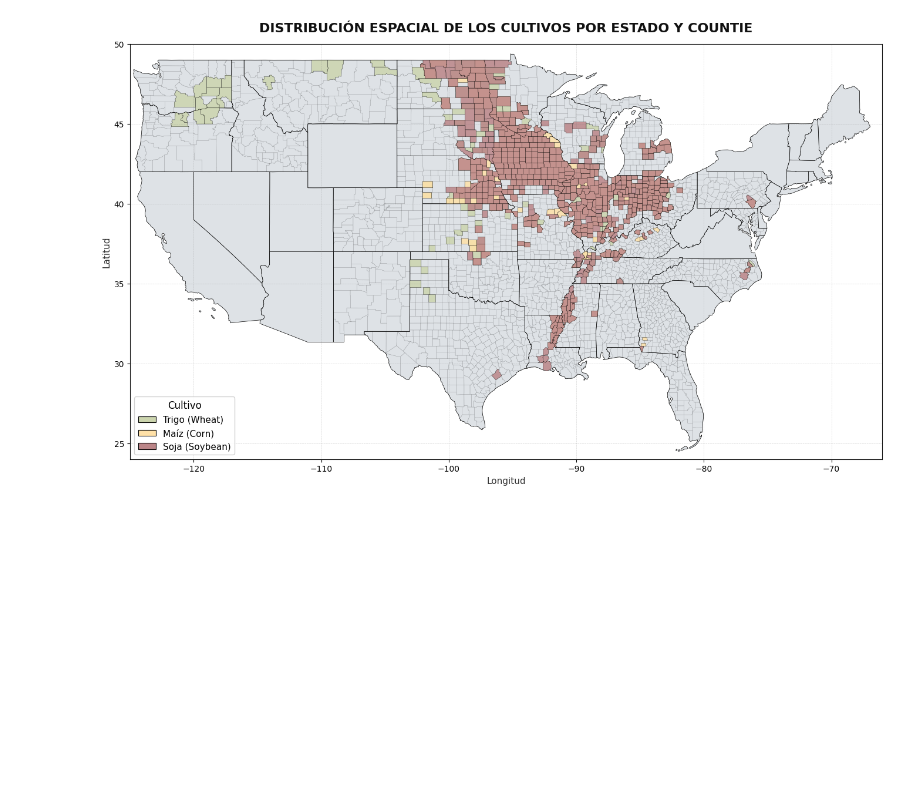
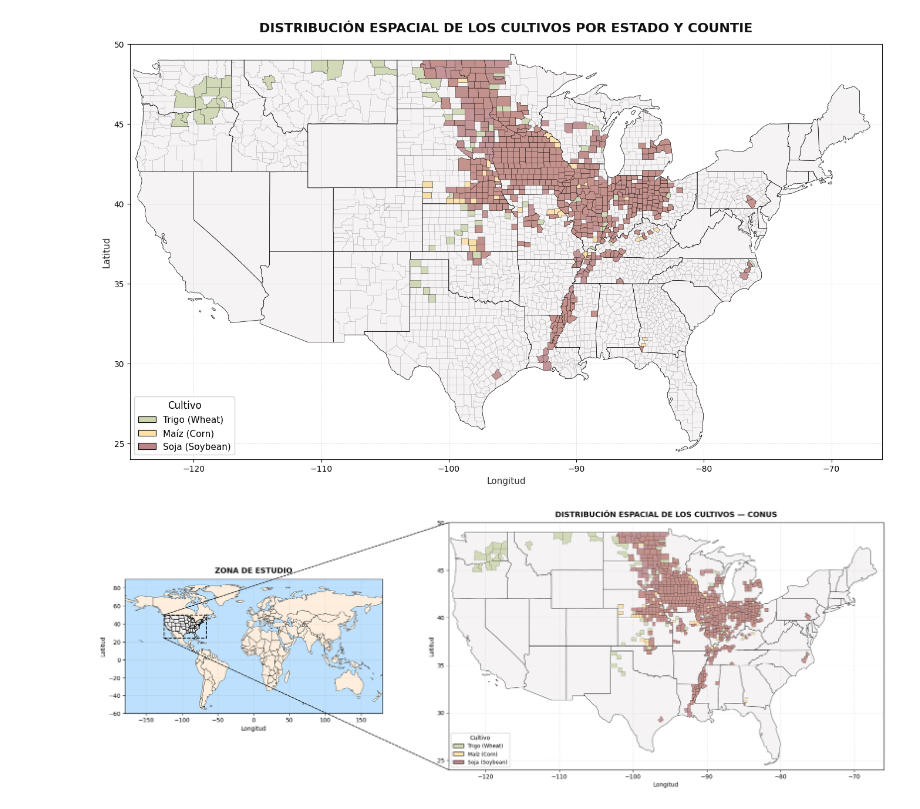
Before and after one commit to Anais-GD/AEI-Trabajo10-CropYield-ML, a Jupyter notebook: scripts/s1_data_base.ipynb, the cells around one changed output. Saved outputs shown, nothing was run; the diff lists cells and outputs as text; code cells hidden in the pictures; blank space fills up the shorter version.

Commit message:
Lectura de los datos y su visualización

```diff
--- a/scripts/s1_data_base.ipynb
+++ b/scripts/s1_data_base.ipynb
@@ -212,3 +216,70 @@ plt.tight_layout()
 plt.show()
 # %% [output]
 [figure]
+# %%
+# Podemos situar la zona de estudio en un mapa del mundo y hacer un zoom al mapa que hemos creado.
+# Mapa mundial para contextualizar la zona de estudio
+world_url = "https://naciscdn.org/naturalearth/110m/cultural/ne_110m_admin_0_countries.zip"
+world = gpd.read_file(world_url)
+
+fig, axes = plt.subplots(1, 2, figsize=(20, 7),
+                          gridspec_kw={'width_ratios': [1, 2]})
+fig.patch.set_facecolor('white')
+
+# mapa mundial a la izquierda
+ax1 = axes[0]
+ax1.set_facecolor('#bde0fe') #color para el mar/océano.
+world.plot(ax=ax1, color='#ffeedd', edgecolor='black', linewidth=0.4) #color de fondo tierra
+us_conus.plot(ax=ax1, color='#f5f3f4', edgecolor='black', linewidth=0.8) #zona de estudio
+ax1.set_xlim(-180, 180)
+ax1.set_ylim(-60, 90)
+ax1.set_title('ZONA DE ESTUDIO', fontsize=13, fontweight='bold',
+              color='#111111', pad=10)
+ax1.set_xlabel('Longitud', fontsize=10, color='#0a0a0a')
+ax1.set_ylabel('Latitud',  fontsize=10, color='#0a0a0a')
+ax1.grid(True, linestyle='--', linewidth=0.4, alpha=0.4, color='gray')
+
+# Recuadro en el mapa mundial indicando CONUS
+rect = Rectangle((-125, 24), 59, 26, linewidth=1.5,
+                  edgecolor='#0d0c0d', facecolor='none', linestyle='--')
+ax1.add_patch(rect)
+
+# zoom a la zona de estudio
+ax2 = axes[1]
+ax2.set_facecolor('white')
+us_conus.plot(ax=ax2, color='#f5f3f4', edgecolor='black', linewidth=0.5)
+for crop, cfg in crop_config.items():
+    gdfs[crop].plot(ax=ax2, color=cfg["color"], edgecolor='black',
+                    linewidth=0.2, alpha=0.85)
+ax2.set_xlim(-125, -66)
+ax2.set_ylim(24, 50)
+ax2.set_title('DISTRIBUCIÓN ESPACIAL DE LOS CULTIVOS — CONUS', fontsize=13, fontweight='bold',
+              color='#111111', pad=10)
+ax2.set_xlabel('Longitud', fontsize=10, color='#0a0a0a')
+ax2.set_ylabel('Latitud',  fontsize=10, color='#0a0a0a')
+ax2.grid(True, linestyle='--', linewidth=0.4, alpha=0.4, color='gray')
+legend_patches = [mpatches.Patch(facecolor=cfg["color"], edgecolor='black',
+                                  linewidth=0.8, label=cfg["label"])
+                  for cfg in crop_config.values()]
+ax2.legend(handles=legend_patches, fontsize=9, framealpha=0.9,
+           loc='lower left', title='Cultivo', title_fontsize=10)
+
+# Líneas de conexión entre recuadro y panel derecho
+con1 = ConnectionPatch(xyA=(-125, 50), xyB=(ax2.get_xlim()[0], ax2.get_ylim()[1]),
+                        coordsA='data', coordsB='data',
+                        axesA=ax1, axesB=ax2,
+                        color='#0d0c0d', linewidth=1.2, linestyle='--')
+con2 = ConnectionPatch(xyA=(-125, 24), xyB=(ax2.get_xlim()[0], ax2.get_ylim()[0]),
+                        coordsA='data', coordsB='data',
+                        axesA=ax1, axesB=ax2,
+                        color='#0d0c0d', linewidth=1.2, linestyle='--')
+fig.add_artist(con1)
+fig.add_artist(con2)
+
+plt.suptitle('',
+             fontsize=16, fontweight='bold', color='#111111', y=1.01)
+plt.tight_layout()
+plt.savefig('world_map_context.png', dpi=150, bbox_inches='tight', facecolor='white')
+plt.show()
+# %% [output]
+[figure, added]
```
Also changed, not shown: parts of 4 cells of this notebook.
